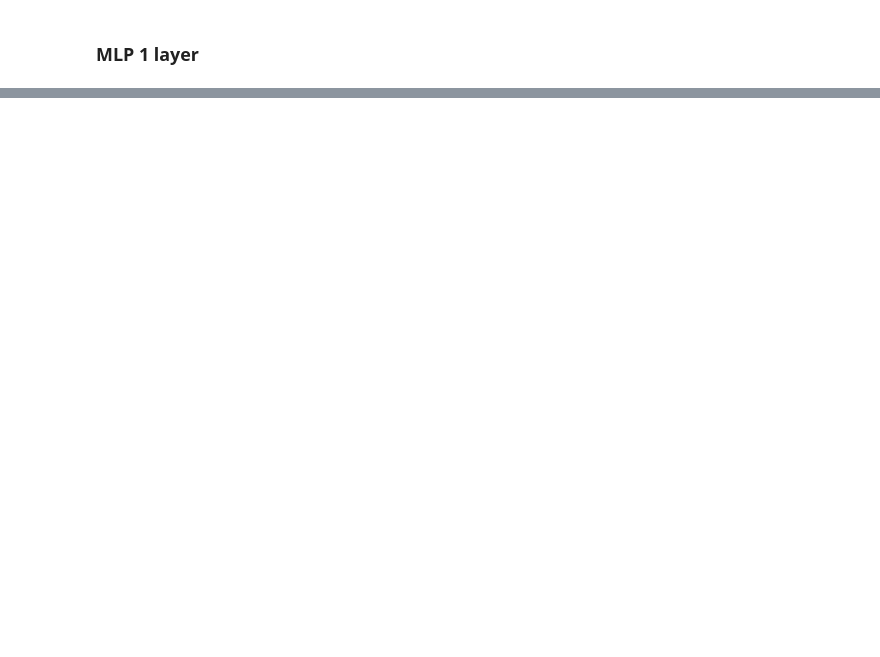
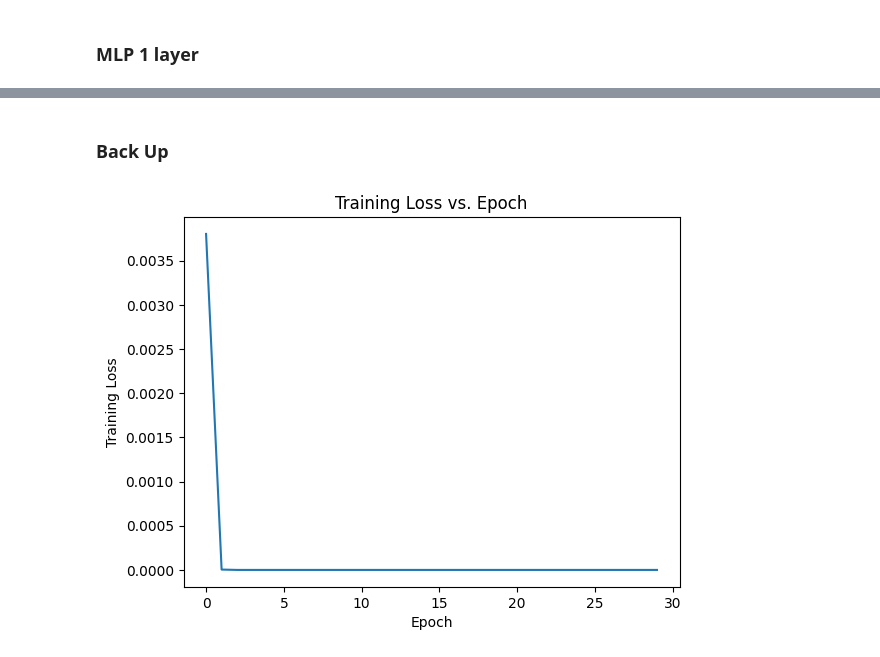
Before and after one commit to tuanna712/IndStudy5840, a Jupyter notebook: W08/fista_mlp_full_batch/run_fista_mlp.ipynb, the cells around one changed output, grey strips where cells are left out. Drawn from its saved outputs; the diff is of its cells as text; code cells hidden in the pictures; blank space fills up the shorter version.

```diff
--- a/W08/fista_mlp_full_batch/run_fista_mlp.ipynb
+++ b/W08/fista_mlp_full_batch/run_fista_mlp.ipynb
@@ -133,0 +248,54 @@ plt.show()
+# %% [markdown]
+### Back Up
+# %%
+import os, sys
+from pathlib import Path
+sys.path.append(str(Path('.ipynb').resolve().parents[2]))
+from optim.fista_multi_wo_prox import FISTA
+
+n, p = 1000, 5000
+
+X = torch.randn(n, p)
+Y = torch.randn(n, 1)
+
+model = OneLayerNN(input_size=p, output_size=1)
+criterion = nn.MSELoss()
+
+opt_method = "FISTA"
+if opt_method == "SGD":
+    optimizer = torch.optim.SGD(model.parameters(), lr=0.4)
+elif opt_method == "FISTA":
+    optimizer = FISTA(model.parameters(), lr=0.1)
+
+# Train
+N_epochs = 30
+train_losses = []
+
+# Closure
+def closure():
+    optimizer.zero_grad()
+    outputs = model(X)
+    loss = criterion(outputs, Y)
+    loss.backward()
+    return loss
+
+for epoch in range(N_epochs):
+    model.train()
+    if opt_method == "FISTA":
+        loss = optimizer.step(closure)
+    elif opt_method == "SGD":
+        optimizer.zero_grad()
+        outputs = model(X)
+        loss = criterion(outputs, Y)
+        loss.backward()
+        optimizer.step()
+
+    train_losses.append(loss.item())
+
+plt.plot(train_losses)
+plt.xlabel("Epoch")
+plt.ylabel("Training Loss")
+plt.title("Training Loss vs. Epoch")
+plt.show()
+# %% [output]
+[figure, added]
```
Also changed, not shown: parts of 14 cells of this notebook.
